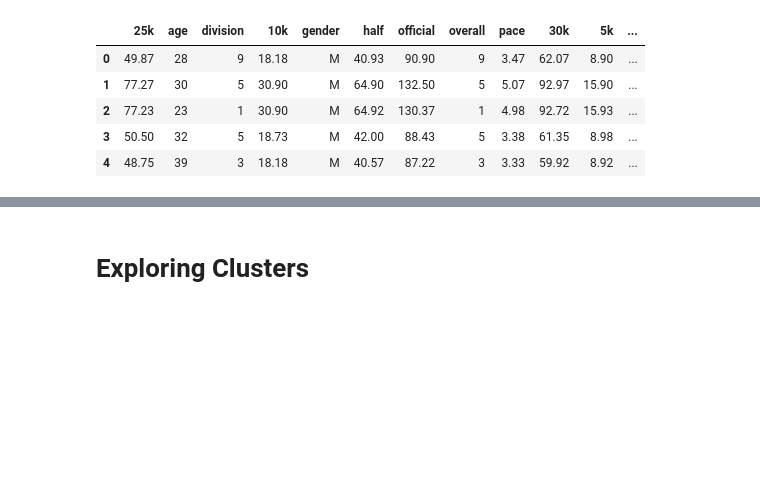
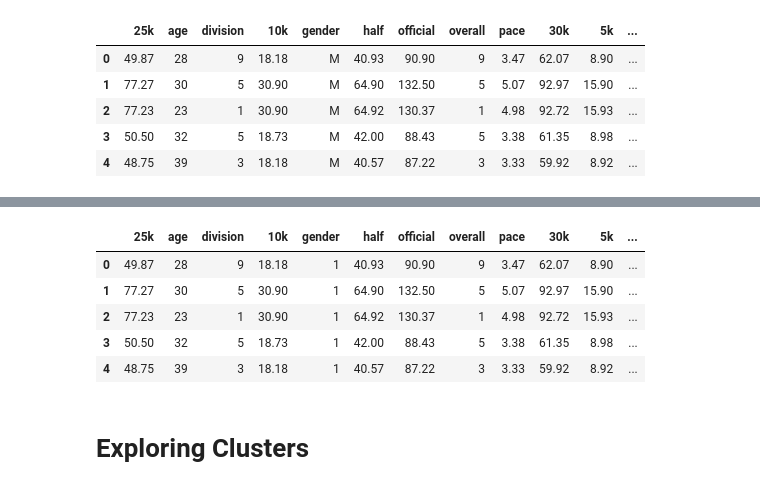
Before and after one commit to lamkg/Thinkful-, a Jupyter notebook: U4 L2 P5 Challenge Boston Marathon.ipynb, the cells around one changed output, grey strips where cells are left out. Saved outputs shown, nothing was run; the diff lists cells and outputs as text; code cells hidden in the pictures; blank space fills up the shorter version.

```diff
--- a/U4 L2 P5 Challenge Boston Marathon.ipynb
+++ b/U4 L2 P5 Challenge Boston Marathon.ipynb
@@ -115,2 +116,11 @@ results_2013.shape
+# %%
+results_2013.head()
+# %% [output]
+|  | 25k | age | division | 10k | gender | half | official | overall | pace | 30k | 5k | ... |
+| 0 | 49.87 | 28 | 9 | 18.18 | 1 | 40.93 | 90.90 | 9 | 3.47 | 62.07 | 8.90 | ... |
+| 1 | 77.27 | 30 | 5 | 30.90 | 1 | 64.90 | 132.50 | 5 | 5.07 | 92.97 | 15.90 | ... |
+| 2 | 77.23 | 23 | 1 | 30.90 | 1 | 64.92 | 130.37 | 1 | 4.98 | 92.72 | 15.93 | ... |
+| 3 | 50.50 | 32 | 5 | 18.73 | 1 | 42.00 | 88.43 | 5 | 3.38 | 61.35 | 8.98 | ... |
+| 4 | 48.75 | 39 | 3 | 18.18 | 1 | 40.57 | 87.22 | 3 | 3.33 | 59.92 | 8.92 | ... |
 # %% [markdown]
 # Exploring Clusters
```
Also changed, not shown: parts of 22 cells of this notebook.
